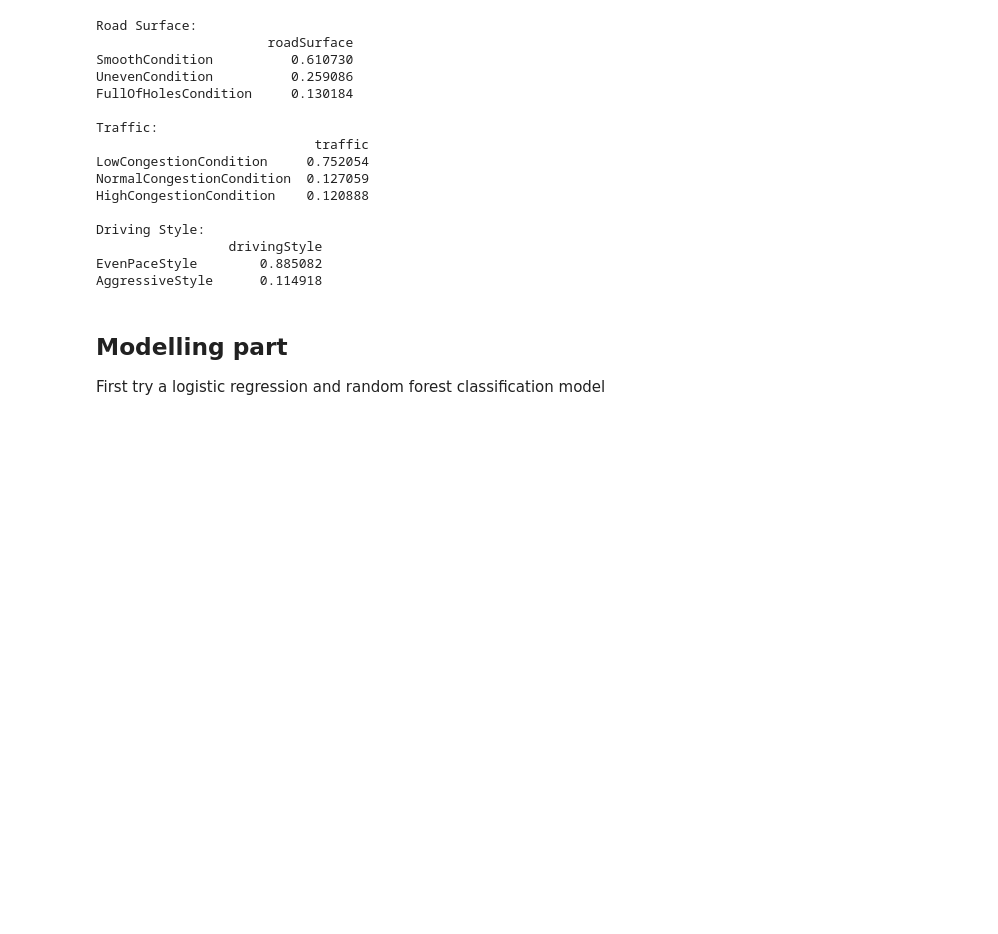
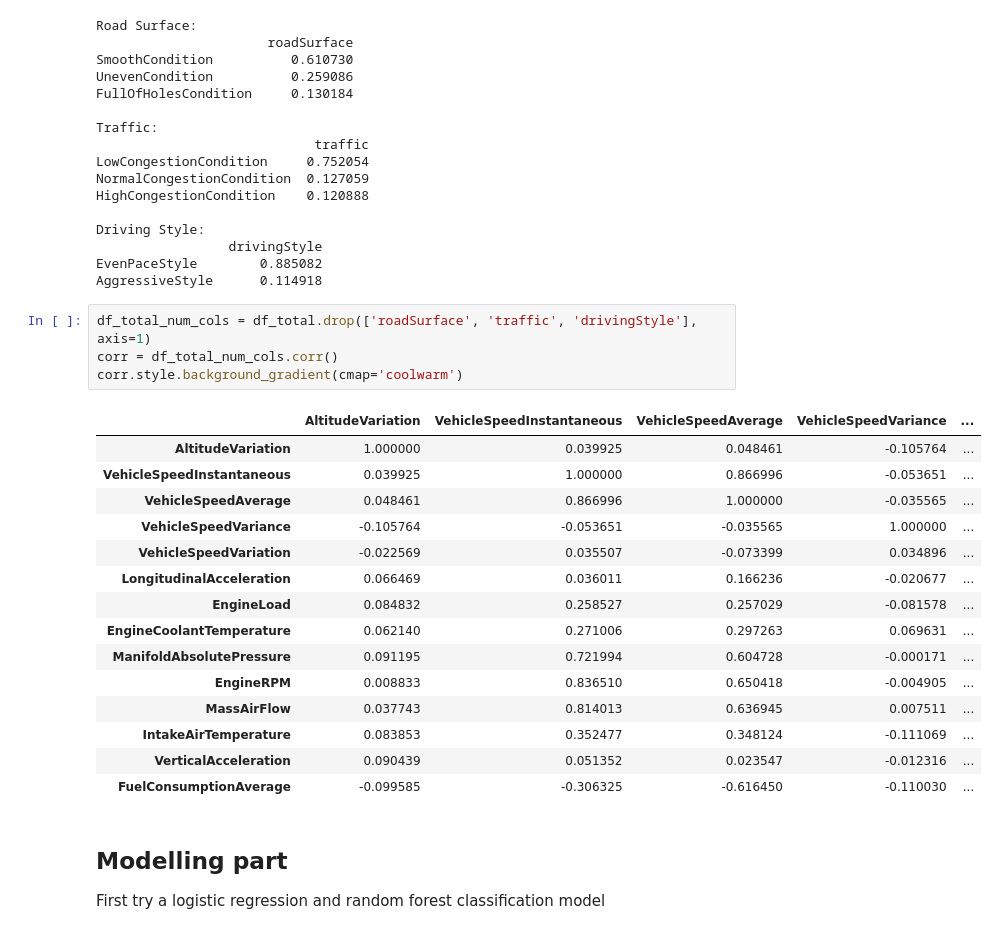
Before and after one commit to markbreen95/comp_09012, a Jupyter notebook: notebooks/EDA.ipynb, the cells around one changed output. Cells and saved outputs as stored; diff of their text form; blank space fills up the shorter version.

```diff
--- a/notebooks/EDA.ipynb
+++ b/notebooks/EDA.ipynb
@@ -407,6 +505,26 @@ Driving Style:
                  drivingStyle
 EvenPaceStyle        0.885082
 AggressiveStyle      0.114918
+# %%
+df_total_num_cols = df_total.drop(['roadSurface', 'traffic', 'drivingStyle'], axis=1)
+corr = df_total_num_cols.corr()
+corr.style.background_gradient(cmap='coolwarm')
+# %% [output]
+|  | AltitudeVariation | VehicleSpeedInstantaneous | VehicleSpeedAverage | VehicleSpeedVariance | ... |
+| AltitudeVariation | 1.000000 | 0.039925 | 0.048461 | -0.105764 | ... |
+| VehicleSpeedInstantaneous | 0.039925 | 1.000000 | 0.866996 | -0.053651 | ... |
+| VehicleSpeedAverage | 0.048461 | 0.866996 | 1.000000 | -0.035565 | ... |
+| VehicleSpeedVariance | -0.105764 | -0.053651 | -0.035565 | 1.000000 | ... |
+| VehicleSpeedVariation | -0.022569 | 0.035507 | -0.073399 | 0.034896 | ... |
+| LongitudinalAcceleration | 0.066469 | 0.036011 | 0.166236 | -0.020677 | ... |
+| EngineLoad | 0.084832 | 0.258527 | 0.257029 | -0.081578 | ... |
+| EngineCoolantTemperature | 0.062140 | 0.271006 | 0.297263 | 0.069631 | ... |
+| ManifoldAbsolutePressure | 0.091195 | 0.721994 | 0.604728 | -0.000171 | ... |
+| EngineRPM | 0.008833 | 0.836510 | 0.650418 | -0.004905 | ... |
+| MassAirFlow | 0.037743 | 0.814013 | 0.636945 | 0.007511 | ... |
+| IntakeAirTemperature | 0.083853 | 0.352477 | 0.348124 | -0.111069 | ... |
+| VerticalAcceleration | 0.090439 | 0.051352 | 0.023547 | -0.012316 | ... |
+| FuelConsumptionAverage | -0.099585 | -0.306325 | -0.616450 | -0.110030 | ... |
 # %% [markdown]
 ## Modelling part
 
```
Also changed, not shown: parts of 20 cells of this notebook, 9 other files.
